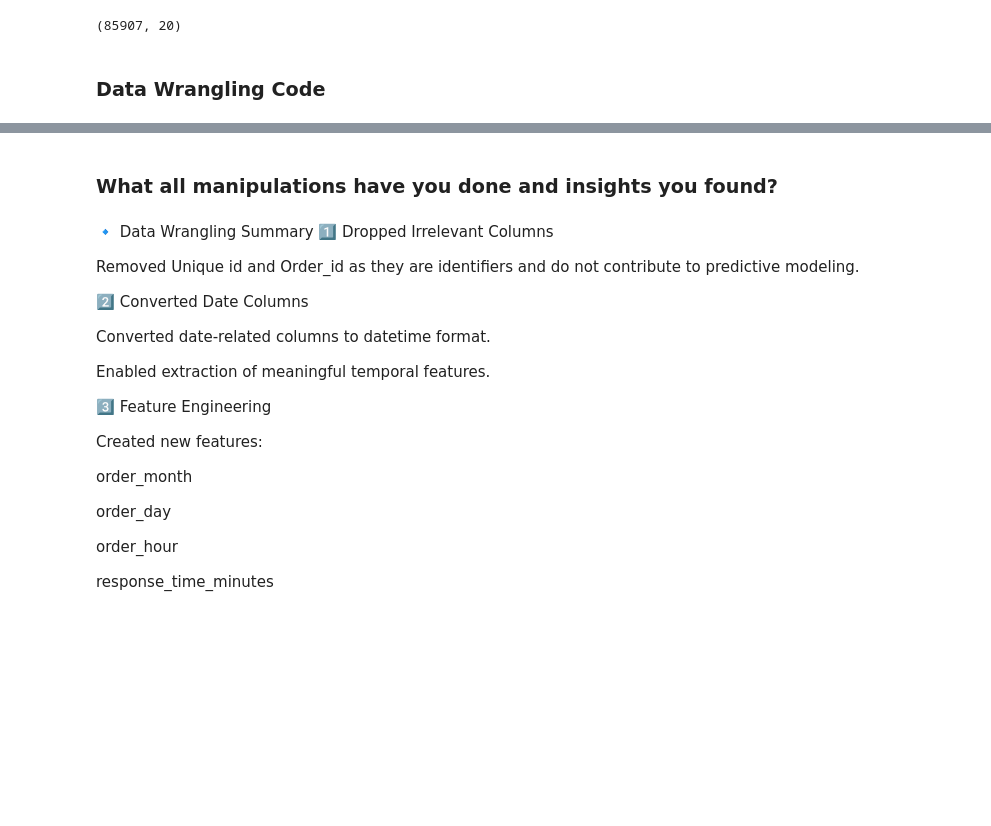
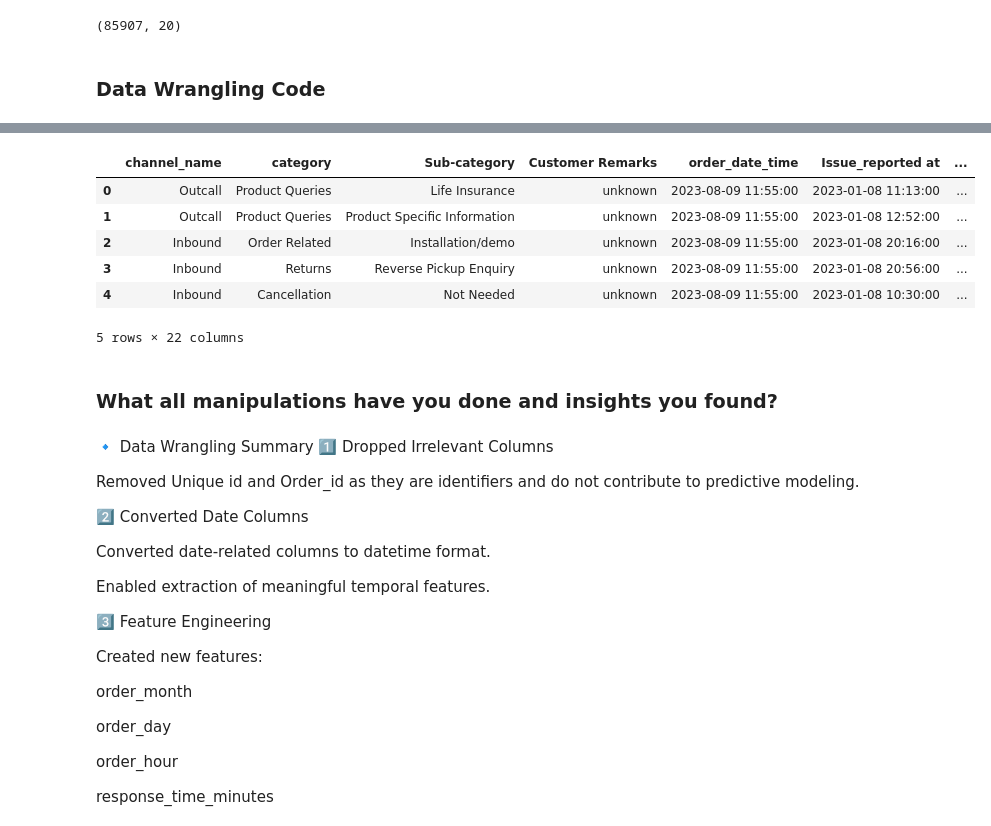
Before and after one commit to viraj-gavade/DeepCSAT---Ecommerce, a Jupyter notebook: Sample_ML_Submission_Template-2.ipynb, the cells around one changed output, grey strips where cells are left out. Drawn from its saved outputs; the diff is of its cells as text; code cells hidden in the pictures; blank space fills up the shorter version.

```diff
--- a/Sample_ML_Submission_Template-2.ipynb
+++ b/Sample_ML_Submission_Template-2.ipynb
@@ -386,3 +411,13 @@ dtype: int64
+# %%
+df.head()
+# %% [output]
+|  | channel_name | category | Sub-category | Customer Remarks | order_date_time | Issue_reported at | ... |
+| 0 | Outcall | Product Queries | Life Insurance | unknown | 2023-08-09 11:55:00 | 2023-01-08 11:13:00 | ... |
+| 1 | Outcall | Product Queries | Product Specific Information | unknown | 2023-08-09 11:55:00 | 2023-01-08 12:52:00 | ... |
+| 2 | Inbound | Order Related | Installation/demo | unknown | 2023-08-09 11:55:00 | 2023-01-08 20:16:00 | ... |
+| 3 | Inbound | Returns | Reverse Pickup Enquiry | unknown | 2023-08-09 11:55:00 | 2023-01-08 20:56:00 | ... |
+| 4 | Inbound | Cancellation | Not Needed | unknown | 2023-08-09 11:55:00 | 2023-01-08 10:30:00 | ... |
+5 rows × 22 columns
 # %% [markdown]
 ### What all manipulations have you done and insights you found?
 # %% [markdown]
```
Also changed, not shown: parts of 174 cells of this notebook, 10 other files.
